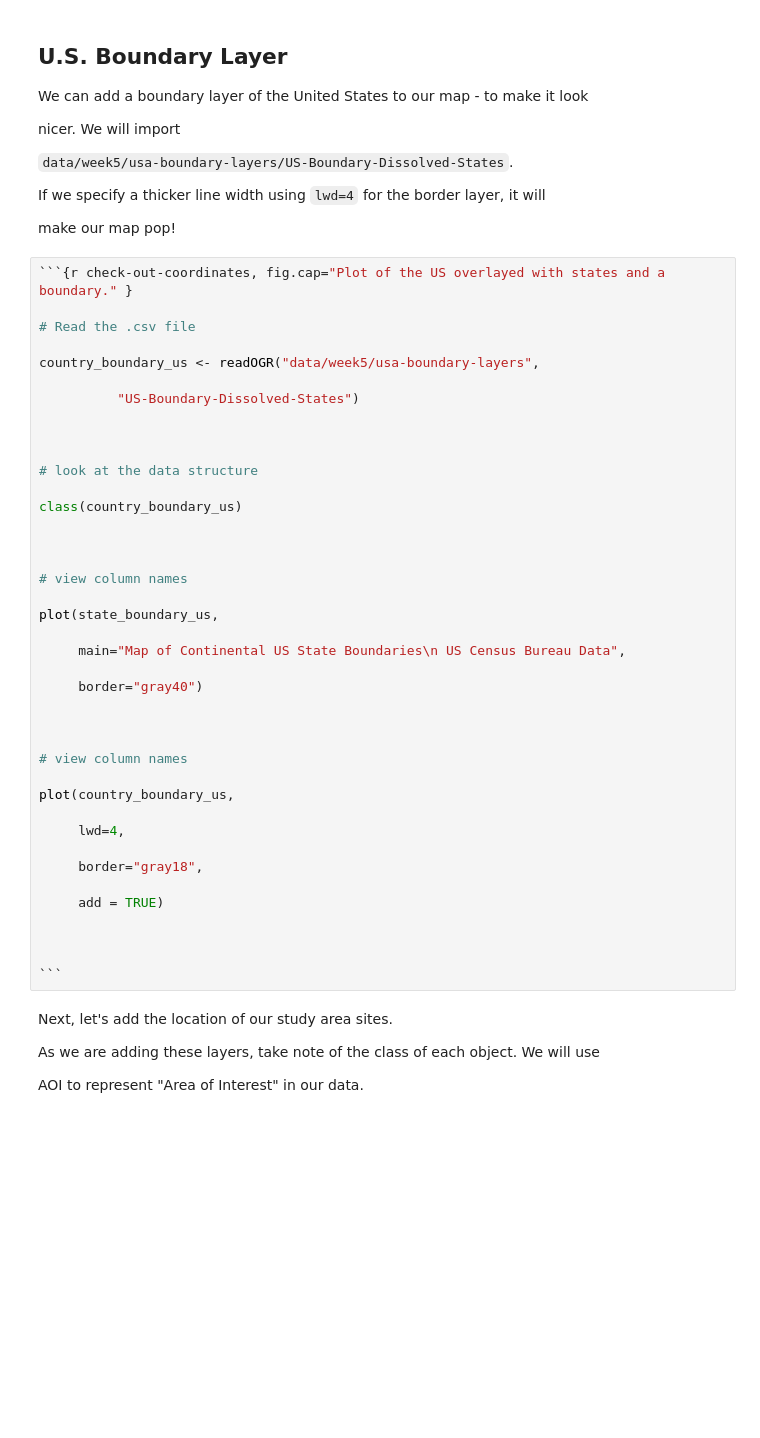
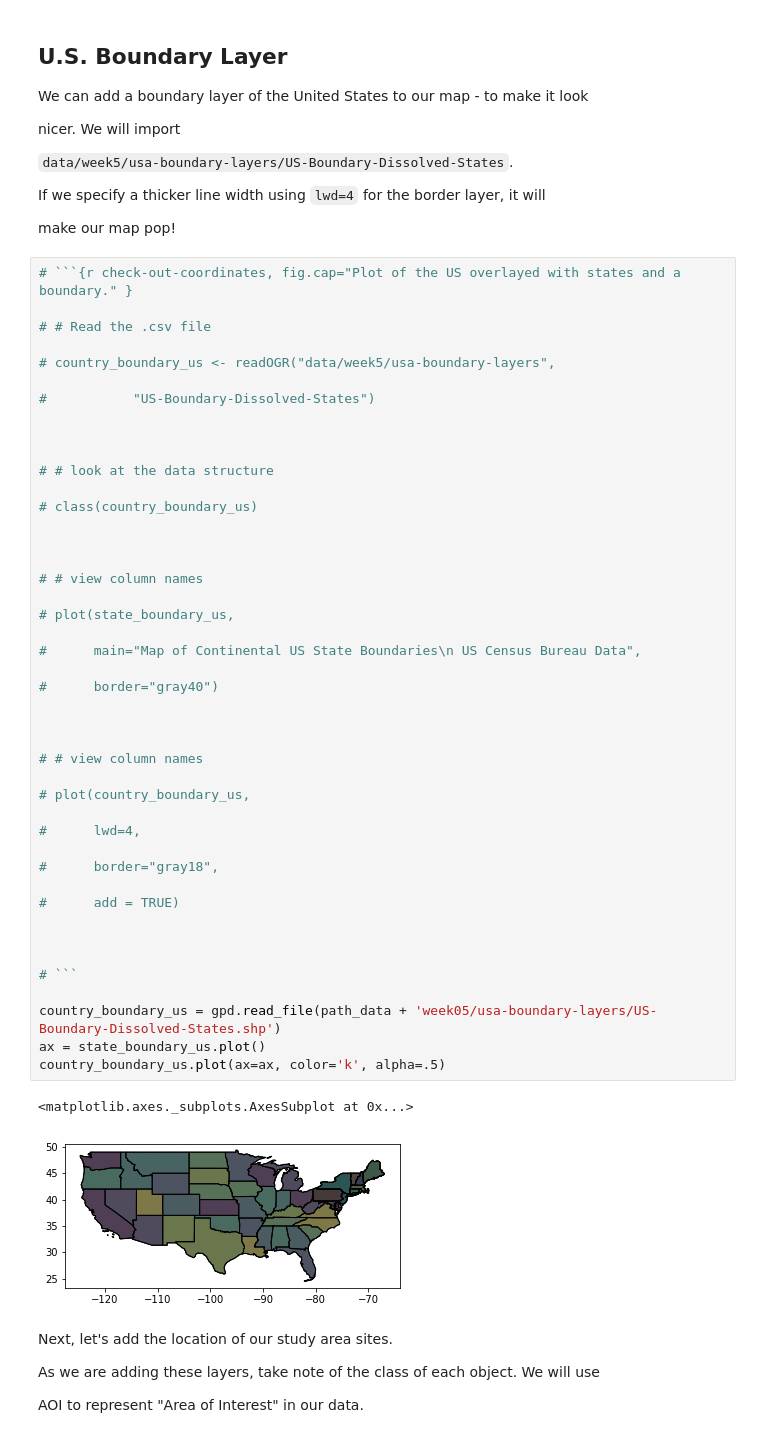
Before and after one commit to choldgraf/earthlab.github.io, a Jupyter notebook: _posts/course-materials/earth-analytics/python/live/week-5/in-class/2016-12-06-spatial04-reproject-vector-data-R.ipynb, the cells around one changed output. Cells and saved outputs as stored; diff of their text form; blank space fills up the shorter version.

````diff
--- a/_posts/course-materials/earth-analytics/python/live/week-5/in-class/2016-12-06-spatial04-reproject-vector-data-R.ipynb
+++ b/_posts/course-materials/earth-analytics/python/live/week-5/in-class/2016-12-06-spatial04-reproject-vector-data-R.ipynb
@@ -247,45 +270,52 @@ If we specify a thicker line width using `lwd=4` for the border layer, it will
 
 make our map pop!
 # %%
-```{r check-out-coordinates, fig.cap="Plot of the US overlayed with states and a boundary." }
+# ```{r check-out-coordinates, fig.cap="Plot of the US overlayed with states and a boundary." }
 
-# Read the .csv file
+# # Read the .csv file
 
-country_boundary_us <- readOGR("data/week5/usa-boundary-layers",
+# country_boundary_us <- readOGR("data/week5/usa-boundary-layers",
 
-          "US-Boundary-Dissolved-States")
+#           "US-Boundary-Dissolved-States")
 
 
 
-# look at the data structure
+# # look at the data structure
 
-class(country_boundary_us)
+# class(country_boundary_us)
 
 
 
-# view column names
+# # view column names
 
-plot(state_boundary_us,
+# plot(state_boundary_us,
 
-     main="Map of Continental US State Boundaries\n US Census Bureau Data",
+#      main="Map of Continental US State Boundaries\n US Census Bureau Data",
 
-     border="gray40")
+#      border="gray40")
 
 
 
-# view column names
+# # view column names
 
-plot(country_boundary_us,
+# plot(country_boundary_us,
 
-     lwd=4,
+#      lwd=4,
 
-     border="gray18",
+#      border="gray18",
 
-     add = TRUE)
+#      add = TRUE)
 
 
 
-```
+# ```
+
+country_boundary_us = gpd.read_file(path_data + 'week05/usa-boundary-layers/US-Boundary-Dissolved-States.shp')
+ax = state_boundary_us.plot()
+country_boundary_us.plot(ax=ax, color='k', alpha=.5)
+# %% [output]
+<matplotlib.axes._subplots.AxesSubplot at 0x...>
+[figure, added]
 # %% [markdown]
 
 
````
Also changed, not shown: parts of 12 cells of this notebook, 1 other file.
